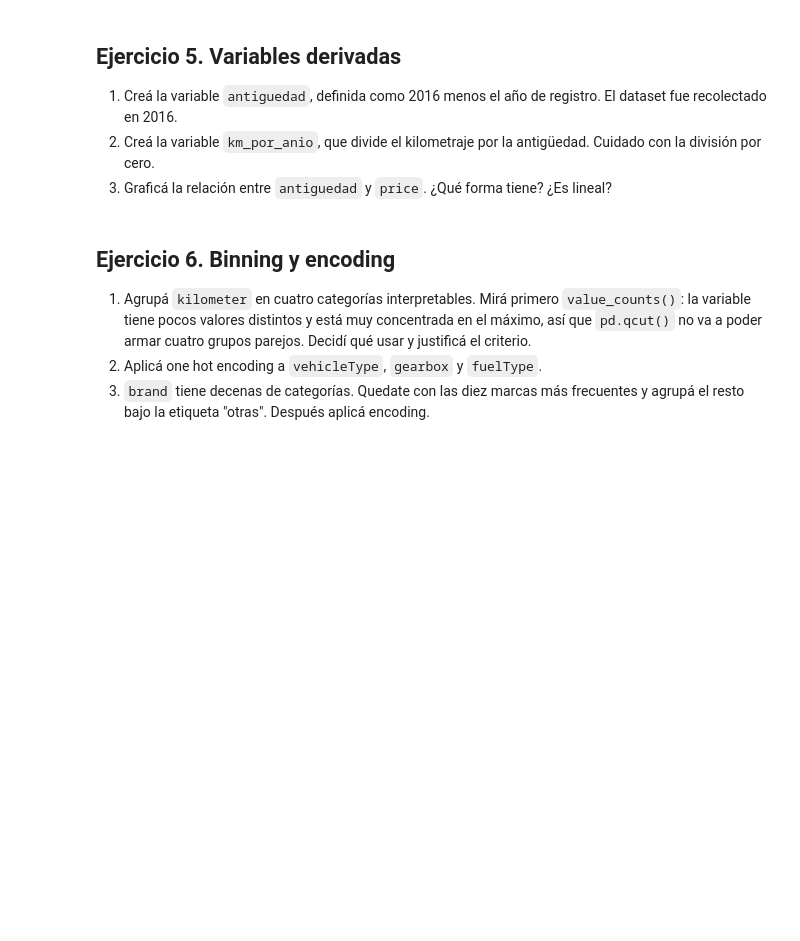
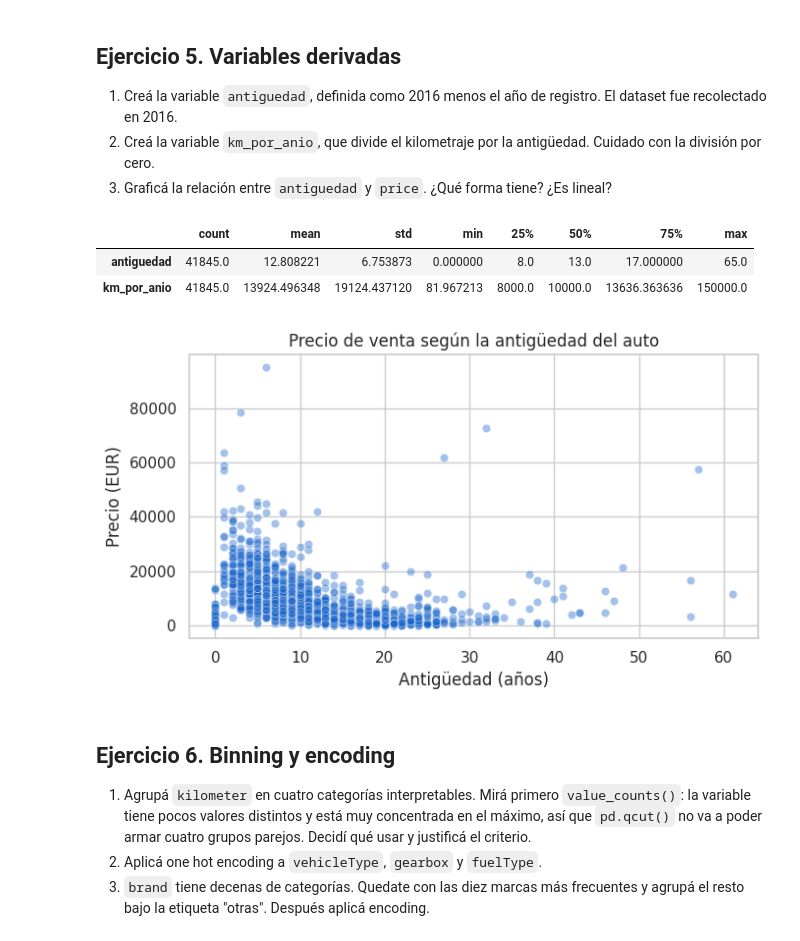
Before and after one commit to EmiiFernandez/actividades_data_sciente_ypf, a Jupyter notebook: notebook/C09_Notebook-13.ipynb, the cells around one changed output. Cells and saved outputs as stored; diff of their text form; code cells hidden in the pictures; blank space fills up the shorter version.

```diff
--- a/notebook/C09_Notebook-13.ipynb
+++ b/notebook/C09_Notebook-13.ipynb
@@ -992,6 +1090,44 @@ faltantes
 1. Creá la variable `antiguedad`, definida como 2016 menos el año de registro. El dataset fue recolectado en 2016.
 2. Creá la variable `km_por_anio`, que divide el kilometraje por la antigüedad. Cuidado con la división por cero.
 3. Graficá la relación entre `antiguedad` y `price`. ¿Qué forma tiene? ¿Es lineal?
+# %%
+# --- Ejercicio 5. Creación de variables derivadas ---
+
+# 1. Crear la variable antigüedad (año de referencia: 2016)
+autos_filtrado["antiguedad"] = 2016 - autos_filtrado["yearOfRegistration"]
+
+# 2. Crear km_por_anio evitando la división por cero
+autos_filtrado["km_por_anio"] = np.where(
+    autos_filtrado["antiguedad"] > 0,
+    autos_filtrado["kilometer"] / autos_filtrado["antiguedad"],
+    autos_filtrado["kilometer"]
+)
+
+# Mostrar estadísticas básicas para verificar la creación correcta de variables
+display(autos_filtrado[["antiguedad", "km_por_anio"]].describe().T)
+# %% [output]
+|  | count | mean | std | min | 25% | 50% | 75% | max |
+| antiguedad | 41845.0 | 12.808221 | 6.753873 | 0.000000 | 8.0 | 13.0 | 17.000000 | 65.0 |
+| km_por_anio | 41845.0 | 13924.496348 | 19124.437120 | 81.967213 | 8000.0 | 10000.0 | 13636.363636 | 150000.0 |
+# %%
+# --- Visualización de la relación entre antigüedad y precio ---
+plt.figure(figsize=(7, 4))
+# Usamos una muestra de los datos para evitar superposición extrema en el gráfico
+sns.scatterplot(
+    data=autos_filtrado.sample(3000, random_state=42),
+    x="antiguedad",
+    y="price",
+    alpha=0.4,
+    color="#1A66CC"
+)
+
+plt.title("Precio de venta según la antigüedad del auto")
+plt.xlabel("Antigüedad (años)")
+plt.ylabel("Precio (EUR)")
+plt.tight_layout()
+plt.show()
+# %% [output]
+[figure, added]
 # %%
 # Ejercicio 5. Escribí tu código acá.
 # %% [markdown]
```
Also changed, not shown: parts of 12 cells of this notebook.
